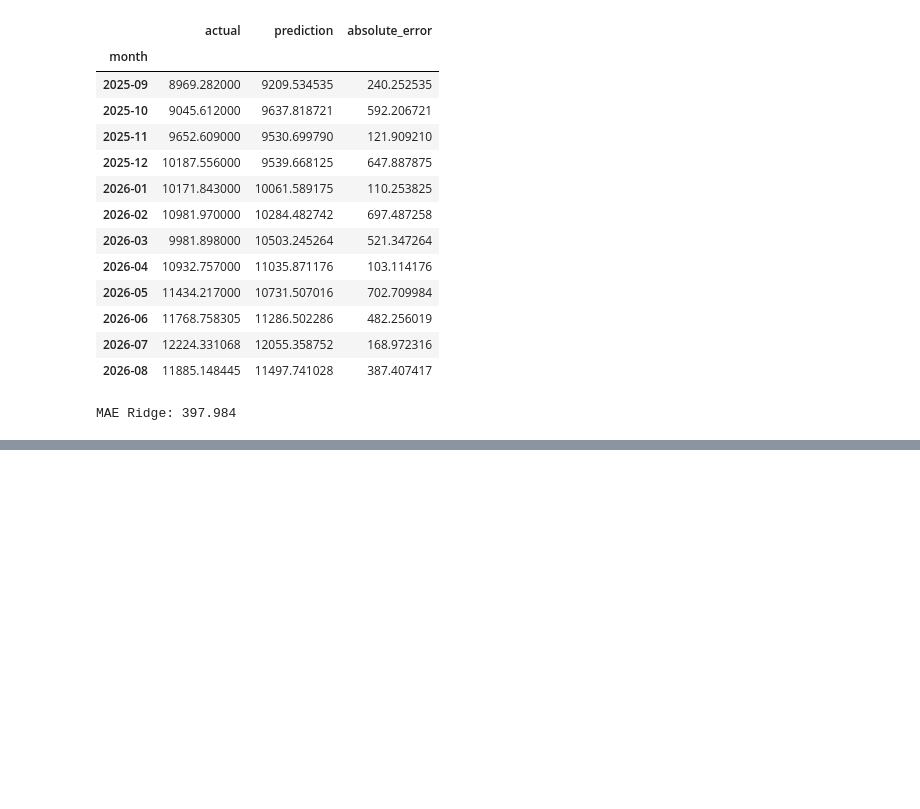
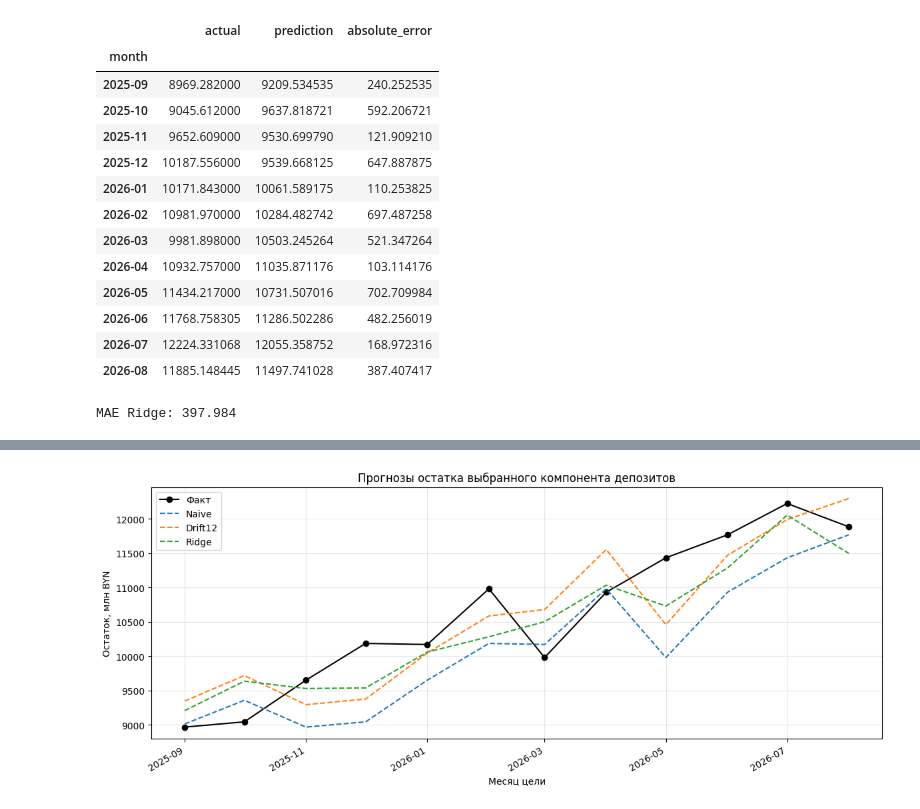
Before and after one commit to venskovalentin/belarus_dollarization_paper, a Jupyter notebook: notebooks/research_notebook.ipynb, the cells around one changed output, grey strips where cells are left out. Saved outputs shown, nothing was run; the diff lists cells and outputs as text; code cells hidden in the pictures; blank space fills up the shorter version.

```diff
--- a/notebooks/research_notebook.ipynb
+++ b/notebooks/research_notebook.ipynb
@@ -365,13 +356,13 @@ features = [
     "spread_l1", "real_rate_proxy_l1",
 ]
 
-design = design.loc["2020-02":].copy()
+design = design.loc["2020-02":].dropna(subset=features + ["y"]).copy()
 
 origin = pd.Period("2025-08", freq="M")
 
 train = design.loc[
-    (design.index + 1 <= origin - 1) & design["y"].notna()
-].copy()
+    (design.index + 1 <= origin - 1)
+].dropna(subset=features + ["y"]).copy()
 
 model = make_pipeline(
     StandardScaler(),
@@ -396,8 +387,7 @@ print(f"Прогноз остатка: {predicted_stock:.3f}")
 Прогноз изменения: 2.16%
 Прогноз остатка: 9209.535
 # %%
-actual_growth = design.loc[origin, "y"]
-actual_stock = base * np.exp(actual_growth / 100)
+actual_stock = stocks.loc[origin + 1, component]
 
 error = actual_stock - predicted_stock
 absolute_error = abs(error)
@@ -417,8 +411,10 @@ results = []
 
 for origin in origins:
     train = design.loc[
-        (design.index + 1 <= origin - 1) & design["y"].notna()
-    ].copy()
+        (design.index + 1 <= origin - 1)
+    ].dropna(subset=features + ["y"]).copy()
+
+    assert len(train) >= 48, "Недостаточно обучающих наблюдений"
 
     model = make_pipeline(
         StandardScaler(),
@@ -432,8 +428,7 @@ for origin in origins:
     base = design.loc[origin, "base"]
     predicted_stock = base * np.exp(predicted_growth / 100)
 
-    actual_growth = design.loc[origin, "y"]
-    actual_stock = base * np.exp(actual_growth / 100)
+    actual_stock = stocks.loc[origin + 1, component]
 
     results.append({
         "month": origin + 1,
@@ -469,0 +517,28 @@ MAE Ridge: 397.984
+# %%
+plot_data = comparison_component.copy()
+plot_data.index = plot_data.index.to_timestamp()
+
+fig, ax = plt.subplots(figsize=(12, 5))
+
+ax.plot(
+    plot_data.index, plot_data["actual"],
+    label="Факт", color="black", marker="o",
+)
+
+for name in ["Naive", "Drift12", "Ridge"]:
+    ax.plot(
+        plot_data.index, plot_data[name],
+        label=name, linestyle="--",
+    )
+
+ax.set_title("Прогнозы остатка выбранного компонента депозитов")
+ax.set_xlabel("Месяц цели")
+ax.set_ylabel("Остаток, млн BYN")
+ax.legend()
+ax.grid(alpha=0.3)
+
+fig.autofmt_xdate()
+plt.tight_layout()
+plt.show()
+# %% [output]
+[figure, added]
```
Also changed, not shown: parts of 19 cells of this notebook.
